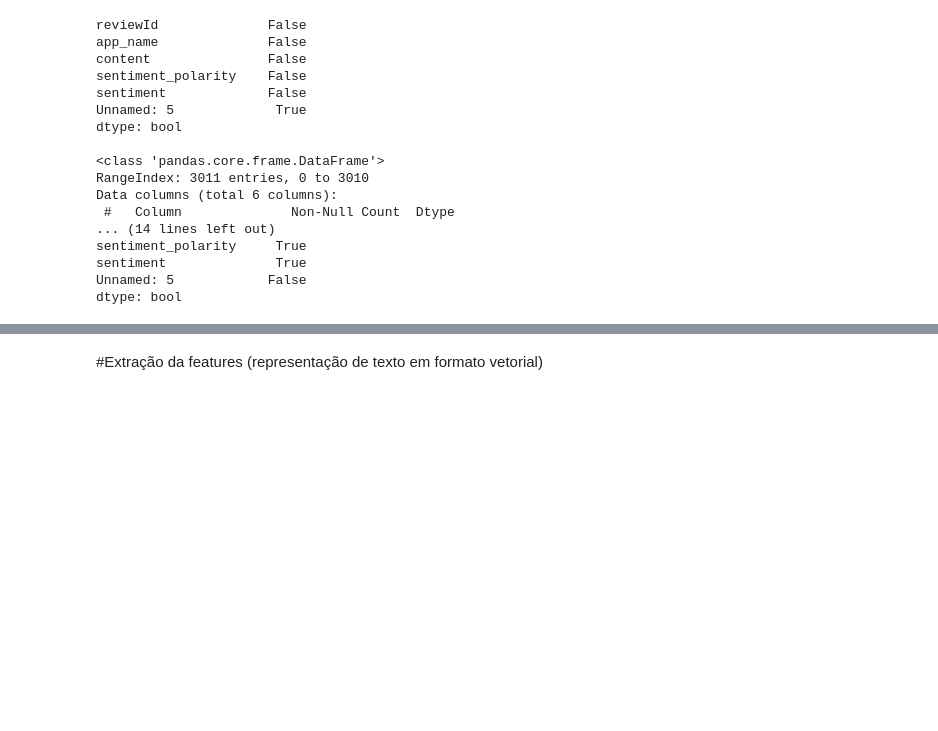
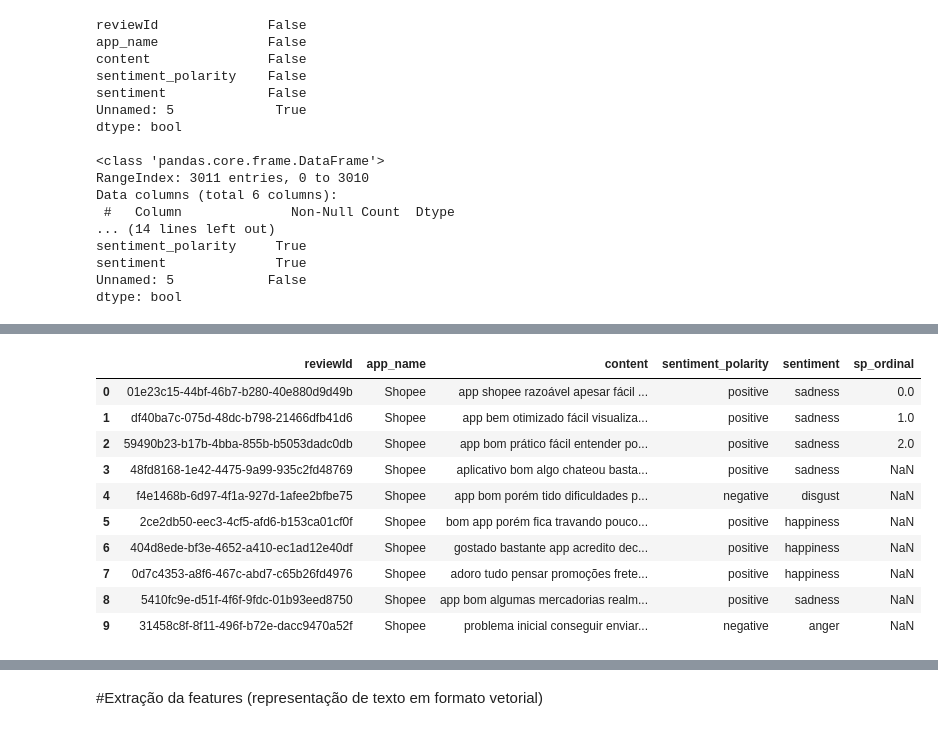
Before and after one commit to Kalidsa/Projeto-de-Minera-o-de-Textos---CDII, a Jupyter notebook: Mineração_de_textos.ipynb, the cells around one changed output, grey strips where cells are left out. Cells and saved outputs as stored; diff of their text form; code cells hidden in the pictures; blank space fills up the shorter version.

```diff
--- a/Mineração_de_textos.ipynb
+++ b/Mineração_de_textos.ipynb
@@ -191,0 +224,3 @@ Foram removidos 2702 registros
+# %%
+sent_pol_val = dados_noticias2['sentiment_polarity'].unique()
+sent_pol_val
@@ -191,0 +229,9 @@ Foram removidos 2702 registros
+# %%
+from sklearn.preprocessing import OrdinalEncoder
+import pandas as pd
+
+sent_pol = {'sentiment_polarity':[sent_pol_val[0], sent_pol_val[2], sent_pol_val[1]]}
+
+sent_pol_dtf = pd.DataFrame(sent_pol, columns=['sentiment_polarity'])
+
+sent_pol_dtf
@@ -191,0 +273,16 @@ Foram removidos 2702 registros
+# %%
+dados_noticias2 =pd.concat([dados_noticias2, sent_pol_dtf['sp_ordinal']], axis=1)
+
+dados_noticias2.head(10)
+# %% [output]
+|  | reviewId | app_name | content | sentiment_polarity | sentiment | sp_ordinal |
+| 0 | 01e23c15-44bf-46b7-b280-40e880d9d49b | Shopee | app shopee razoável apesar fácil ... | positive | sadness | 0.0 |
+| 1 | df40ba7c-075d-48dc-b798-21466dfb41d6 | Shopee | app bem otimizado fácil visualiza... | positive | sadness | 1.0 |
+| 2 | 59490b23-b17b-4bba-855b-b5053dadc0db | Shopee | app bom prático fácil entender po... | positive | sadness | 2.0 |
+| 3 | 48fd8168-1e42-4475-9a99-935c2fd48769 | Shopee | aplicativo bom algo chateou basta... | positive | sadness | NaN |
+| 4 | f4e1468b-6d97-4f1a-927d-1afee2bfbe75 | Shopee | app bom porém tido dificuldades p... | negative | disgust | NaN |
+| 5 | 2ce2db50-eec3-4cf5-afd6-b153ca01cf0f | Shopee | bom app porém fica travando pouco... | positive | happiness | NaN |
+| 6 | 404d8ede-bf3e-4652-a410-ec1ad12e40df | Shopee | gostado bastante app acredito dec... | positive | happiness | NaN |
+| 7 | 0d7c4353-a8f6-467c-abd7-c65b26fd4976 | Shopee | adoro tudo pensar promoções frete... | positive | happiness | NaN |
+| 8 | 5410fc9e-d51f-4f6f-9fdc-01b93eed8750 | Shopee | app bom algumas mercadorias realm... | positive | sadness | NaN |
+| 9 | 31458c8f-8f11-496f-b72e-dacc9470a52f | Shopee | problema inicial conseguir enviar... | negative | anger | NaN |
```
Also changed, not shown: parts of 12 cells of this notebook, 1 other file.
